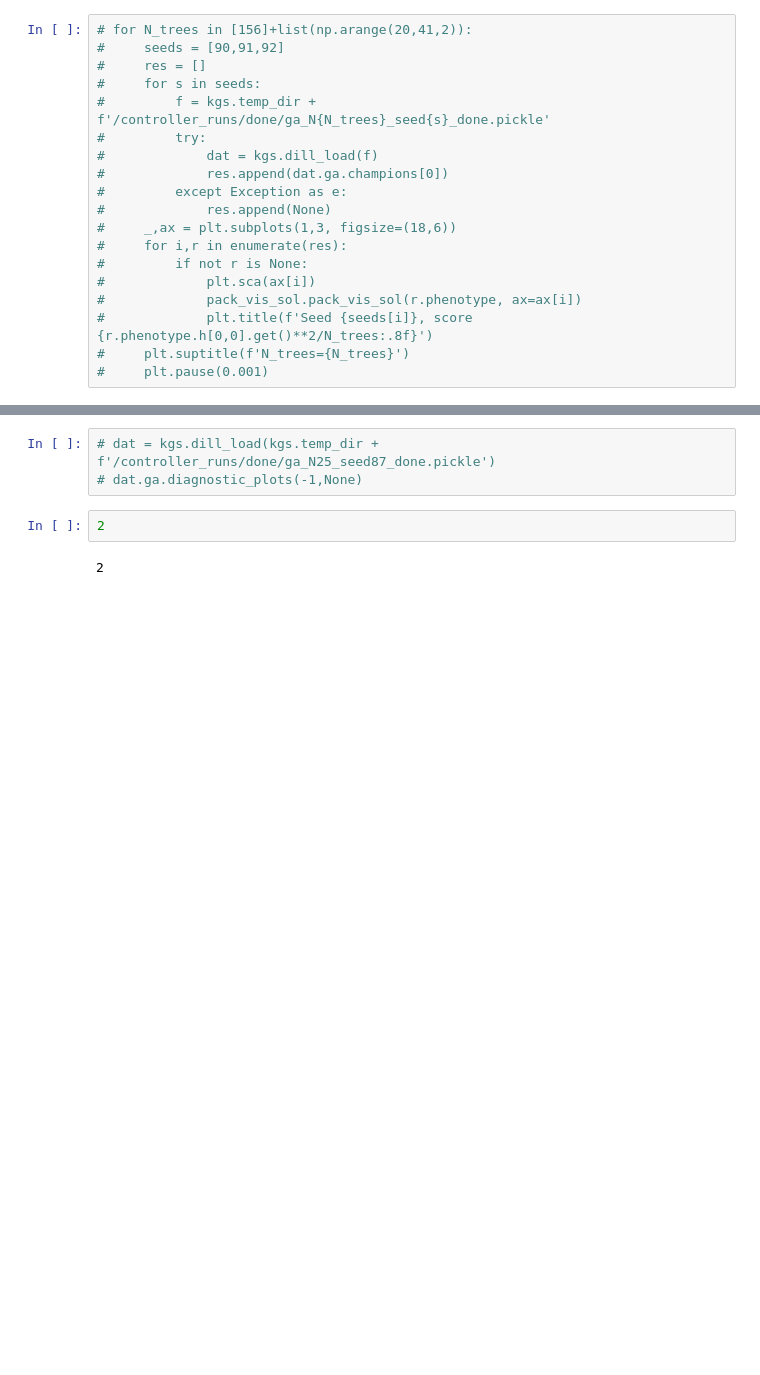
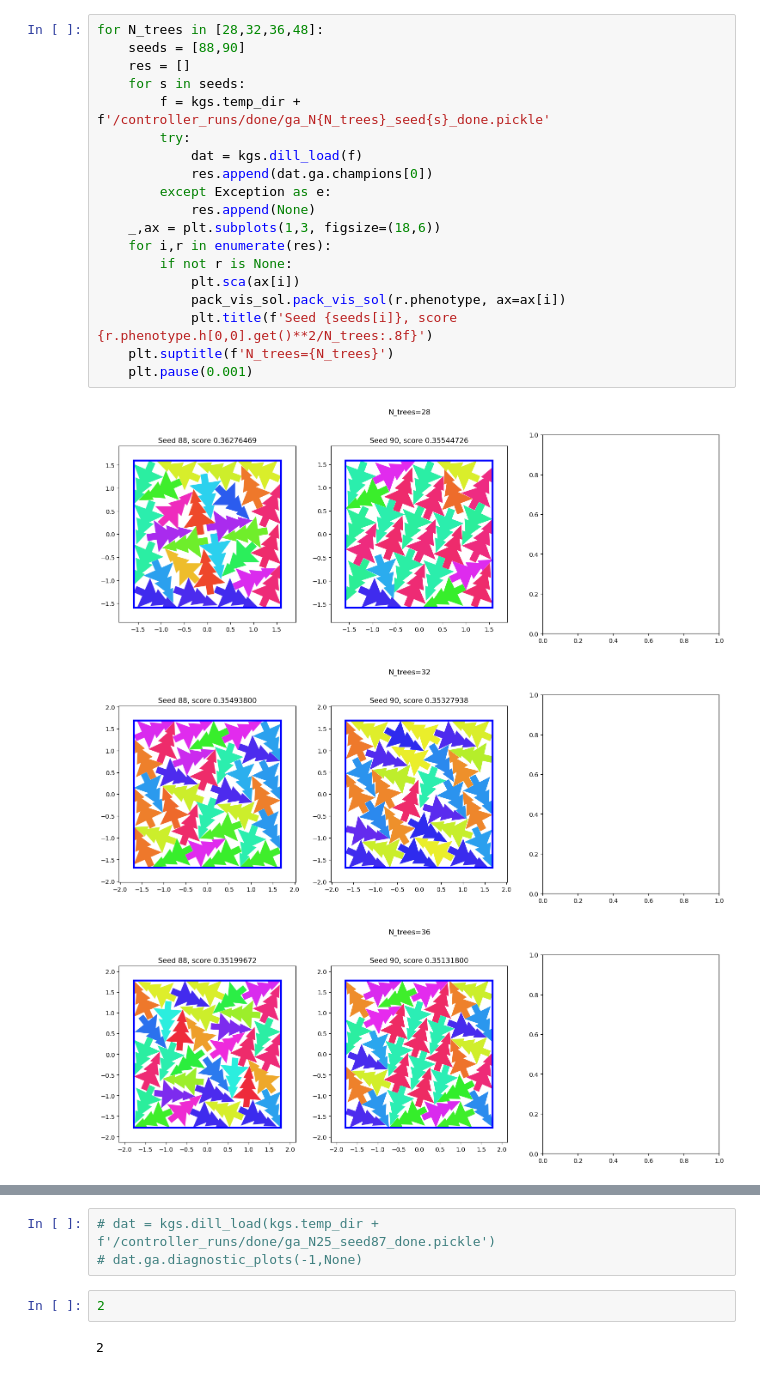
Before and after one commit to jcottaar/packing, a Jupyter notebook: analysis/compare_runs2 copy.ipynb, the cells around one changed output, grey strips where cells are left out. Cells and saved outputs as stored; diff of their text form; blank space fills up the shorter version.

```diff
--- a/analysis/compare_runs2 copy.ipynb
+++ b/analysis/compare_runs2 copy.ipynb
@@ -137,19 +139,23 @@ Plotted 19 total N_trees values: [np.int64(60), np.int64(61), np.int64(62), np.i
 # %%
-# for N_trees in [156]+list(np.arange(20,41,2)):
-#     seeds = [90,91,92]
-#     res = []
-#     for s in seeds:
-#         f = kgs.temp_dir + f'/controller_runs/done/ga_N{N_trees}_seed{s}_done.pickle'
-#         try:
-#             dat = kgs.dill_load(f)
-#             res.append(dat.ga.champions[0])
-#         except Exception as e:
-#             res.append(None)
-#     _,ax = plt.subplots(1,3, figsize=(18,6))
-#     for i,r in enumerate(res):
-#         if not r is None:
-#             plt.sca(ax[i])
-#             pack_vis_sol.pack_vis_sol(r.phenotype, ax=ax[i])
-#             plt.title(f'Seed {seeds[i]}, score {r.phenotype.h[0,0].get()**2/N_trees:.8f}')
-#     plt.suptitle(f'N_trees={N_trees}')
-#     plt.pause(0.001)
+for N_trees in [28,32,36,48]:
+    seeds = [88,90]
+    res = []
+    for s in seeds:
+        f = kgs.temp_dir + f'/controller_runs/done/ga_N{N_trees}_seed{s}_done.pickle'
+        try:
+            dat = kgs.dill_load(f)
+            res.append(dat.ga.champions[0])
+        except Exception as e:
+            res.append(None)
+    _,ax = plt.subplots(1,3, figsize=(18,6))
+    for i,r in enumerate(res):
+        if not r is None:
+            plt.sca(ax[i])
+            pack_vis_sol.pack_vis_sol(r.phenotype, ax=ax[i])
+            plt.title(f'Seed {seeds[i]}, score {r.phenotype.h[0,0].get()**2/N_trees:.8f}')
+    plt.suptitle(f'N_trees={N_trees}')
+    plt.pause(0.001)
+# %% [output]
+[figure, added]
+[figure, added]
+[figure, added]
```
Also changed, not shown: parts of 4 cells of this notebook, 12 other files.
